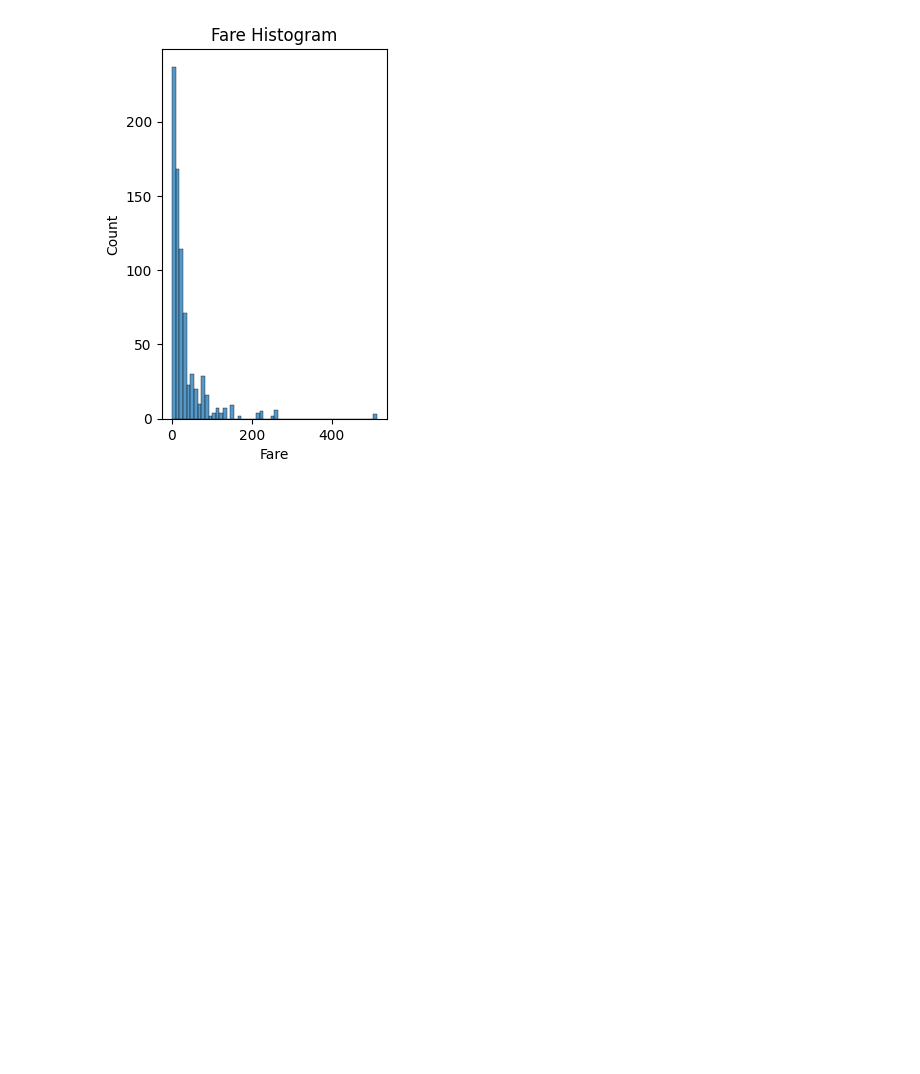
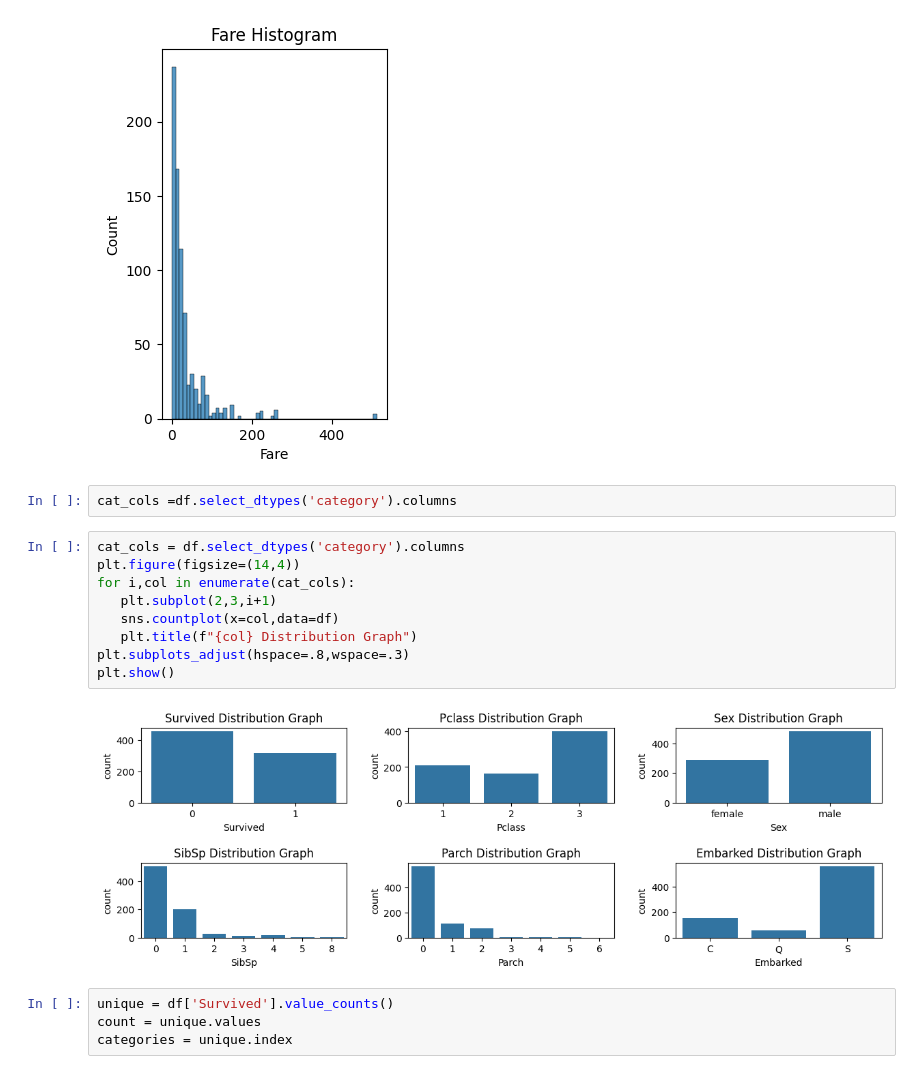
Before and after one commit to mariamgaber123/DEPI_ONL4_AIS2_S2, a Jupyter notebook: data_analysis/In-Sessions/code/pre_processing.ipynb, the cells around one changed output. Cells and saved outputs as stored; diff of their text form; blank space fills up the shorter version.

```diff
--- a/data_analysis/In-Sessions/code/pre_processing.ipynb
+++ b/data_analysis/In-Sessions/code/pre_processing.ipynb
@@ -188,3 +218,20 @@ for i,col in enumerate(num_col):
 # %% [output]
 [figure]
 [figure]
+# %%
+cat_cols =df.select_dtypes('category').columns
+# %%
+cat_cols = df.select_dtypes('category').columns
+plt.figure(figsize=(14,4))
+for i,col in enumerate(cat_cols):
+   plt.subplot(2,3,i+1)
+   sns.countplot(x=col,data=df)
+   plt.title(f"{col} Distribution Graph")
+plt.subplots_adjust(hspace=.8,wspace=.3)
+plt.show()
+# %% [output]
+[figure, added]
+# %%
+unique = df['Survived'].value_counts()
+count = unique.values
+categories = unique.index
```
Also changed, not shown: parts of 40 cells of this notebook, 5 other files.
